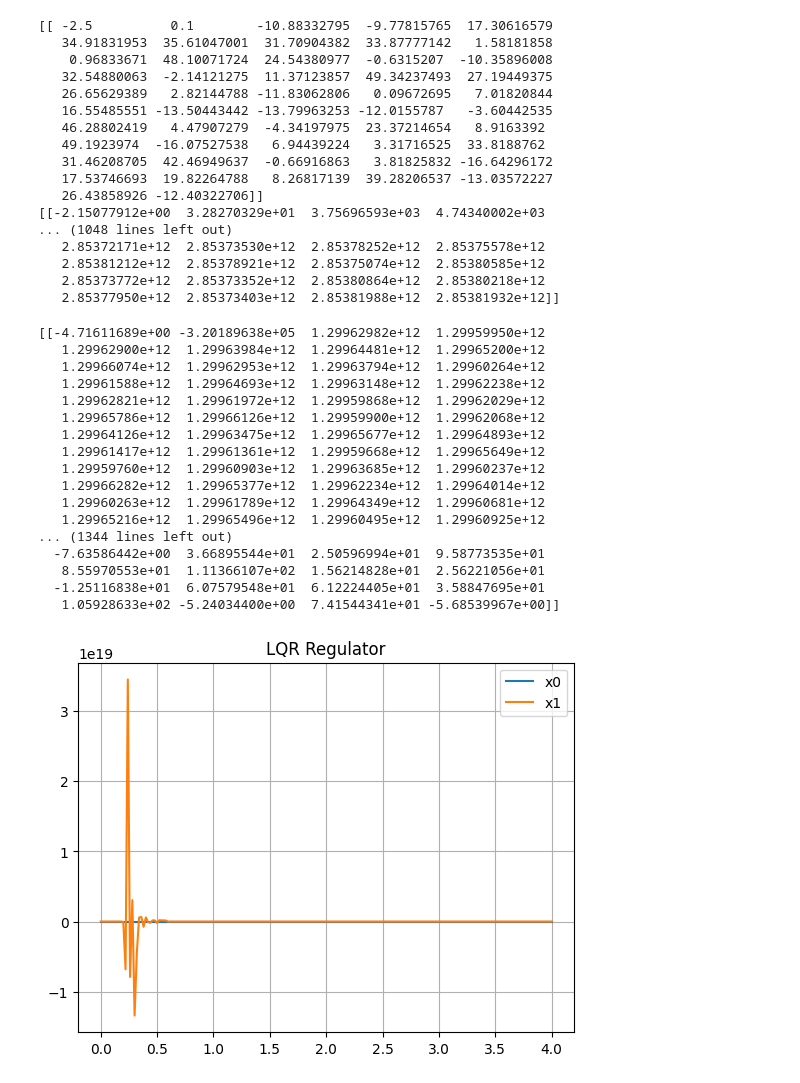
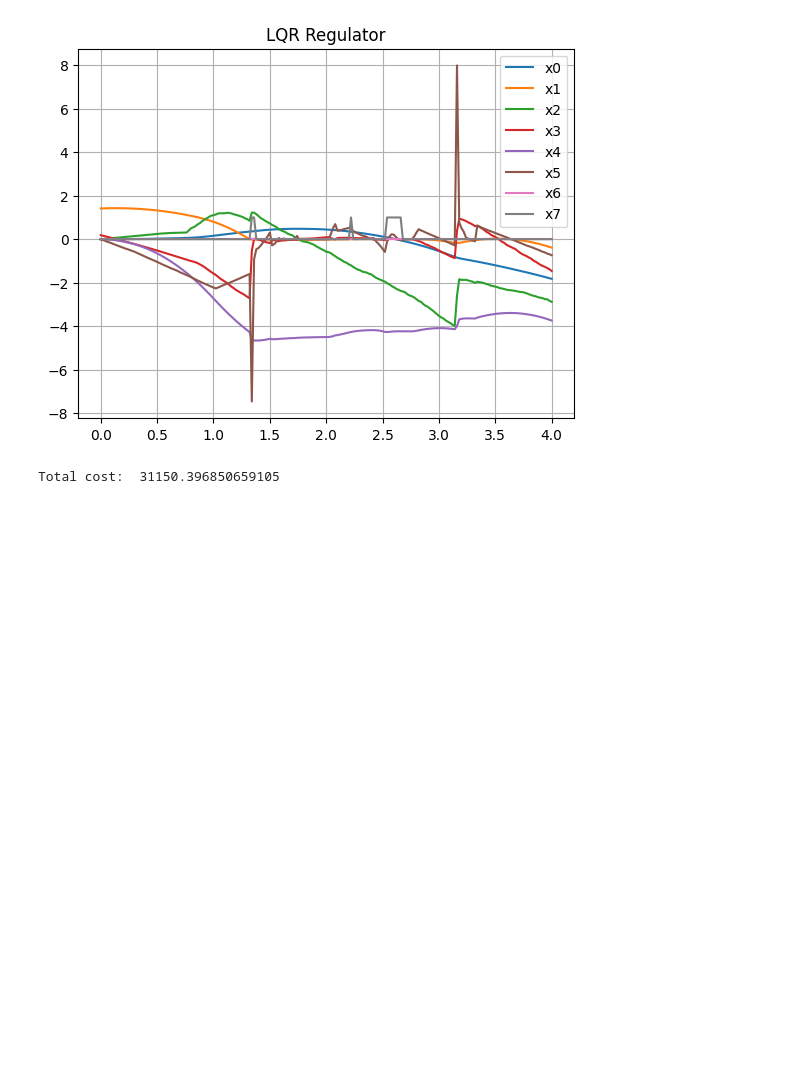
Before and after one commit to xyrrrrrrrr/RDKRC1, a Jupyter notebook: control/Control_KoopmanRBF.ipynb, the cells around one changed output. Saved outputs shown, nothing was run; the diff lists cells and outputs as text; code cells hidden in the pictures; blank space fills up the shorter version.

```diff
--- a/control/Control_KoopmanRBF.ipynb
+++ b/control/Control_KoopmanRBF.ipynb
@@ -30,9 +32,11 @@ method_index = 1
 # suffix = "Pendulum1_26"
 # env_name = "Pendulum-v1"
 suffix = "DampingPendulum1_26"
-env_name = "DampingPendulum"
+# env_name = "DampingPendulum"
+env_name = "LunarLanderContinuous-v2"
 # suffix = "MountainCarContinuous1_26"
 # env_name = "MountainCarContinuous-v0"
+# env_name = "DoublePendulum"
 # %%
 # Kd = np.load("Prediction_Results/"+"Kd_"+env_name+"_KoopmanRBF"+".npy")
 Kd = np.load("../Prediction_Results/Samples/"+"Kd_"+env_name+"_KoopmanRBFsamples{}".format(20000)+".npz")["Kd"]
@@ -87,70 +122,48 @@ Bd = np.matrix(Bd)
 Q,R,reset_state,x_ref = Prepare_LQR(env_name)
 Kopt = lqr.lqr_regulator_k(Ad,Bd,Q,R)
 observation_list = []
-observation = np.array(env.reset_state(reset_state))
+if env_name == "LunarLanderContinuous-v2":
+    observation = env.reset()
+else:
+    observation = env.reset_state(reset_state)
+observation = np.array(observation)
 x0 = np.matrix(LiftFunc.Psi_s(observation))
 # x_ref_lift = LiftFunc.Psi_s(x_ref).reshape(NKoopman,1)
 x_ref_lift = LiftFunc.Psi_s(x_ref).reshape(1,NKoopman)
-observation_list.append(x0[:Nstate].reshape(-1,1))
+observation_list.append(x0.T[:Nstate].reshape(-1,1))
 # print(Kopt)
 u_list = []
 steps = 200
 # umax = 100
 for i in range(steps):
     # env.render()
-    print((x0-x_ref_lift).reshape(NKoopman))
+    # print((x0-x_ref_lift).reshape(NKoopman))
     u = -Kopt*((x0-x_ref_lift).reshape(NKoopman, 1))
+    if udim == 1:
+        ureal = u[0,0]
+    else:
+        ureal = [u[i,0] for i in range(udim)]
     # u = max(-umax,min(umax,u[0,0]))
     # print(type(u[0,0]),type(u))
-    observation, reward, done, info = env.step(u[0,0])
+    observation, reward, done, info = env.step(ureal)
     x0 = np.matrix(LiftFunc.Psi_s(observation))
     # x0 = Ad*x0+Bd*u
-    observation_list.append(x0[:Nstate].reshape(-1,1))
+    observation_list.append(x0.T[:Nstate].reshape(-1,1))
     u_list.append(u)
     # time.sleep(0.1)
 
 observations = np.concatenate(observation_list,axis=1)
+np.save("./data/"+env_name+"_KoopmanRBF"+"_observations.npy",observations)
 u_list = np.array(u_list).reshape(-1)
 time_history = np.arange(steps+1)*env.dt
 for i in range(Nstate):
     plt.plot(time_history, observations[i,:].reshape(-1,1), label="x{}".format(i))
 plt.grid(True)
 plt.title("LQR Regulator")
 plt.legend()
 plt.show()
+cost = Cost(observations,u_list,Q,R,x_ref)
+print("Total cost: ",cost)
 # %% [output]
+[figure, new version]
-[[ -2.5          0.1        -10.88332795  -9.77815765  17.30616579
-   34.91831953  35.61047001  31.70904382  33.87777142   1.58181858
-    0.96833671  48.10071724  24.54380977  -0.6315207  -10.35896008
-   32.54880063  -2.14121275  11.37123857  49.34237493  27.19449375
-   26.65629389   2.82144788 -11.83062806   0.09672695   7.01820844
-   16.55485551 -13.50443442 -13.79963253 -12.0155787   -3.60442535
-   46.28802419   4.47907279  -4.34197975  23.37214654   8.9163392
-   49.1923974  -16.07527538   6.94439224   3.31716525  33.8188762
-   31.46208705  42.46949637  -0.66916863   3.81825832 -16.64296172
-   17.53746693  19.82264788   8.26817139  39.28206537 -13.03572227
-   26.43858926 -12.40322706]]
-[[-2.15077912e+00  3.28270329e+01  3.75696593e+03  4.74340002e+03
-... (1048 lines left out)
-   2.85372171e+12  2.85373530e+12  2.85378252e+12  2.85375578e+12
-   2.85381212e+12  2.85378921e+12  2.85375074e+12  2.85380585e+12
-   2.85373772e+12  2.85373352e+12  2.85380864e+12  2.85380218e+12
-   2.85377950e+12  2.85373403e+12  2.85381988e+12  2.85381932e+12]]
+Total cost:  31150.396850659105
-[[-4.71611689e+00 -3.20189638e+05  1.29962982e+12  1.29959950e+12
-   1.29962900e+12  1.29963984e+12  1.29964481e+12  1.29965200e+12
-   1.29966074e+12  1.29962953e+12  1.29963794e+12  1.29960264e+12
-   1.29961588e+12  1.29964693e+12  1.29963148e+12  1.29962238e+12
-   1.29962821e+12  1.29961972e+12  1.29959868e+12  1.29962029e+12
-   1.29965786e+12  1.29966126e+12  1.29959900e+12  1.29962068e+12
-   1.29964126e+12  1.29963475e+12  1.29965677e+12  1.29964893e+12
-   1.29961417e+12  1.29961361e+12  1.29959668e+12  1.29965649e+12
-   1.29959760e+12  1.29960903e+12  1.29963685e+12  1.29960237e+12
-   1.29966282e+12  1.29965377e+12  1.29962234e+12  1.29964014e+12
-   1.29960263e+12  1.29961789e+12  1.29964349e+12  1.29960681e+12
-   1.29965216e+12  1.29965496e+12  1.29960495e+12  1.29960925e+12
-... (1344 lines left out)
-  -7.63586442e+00  3.66895544e+01  2.50596994e+01  9.58773535e+01
-   8.55970553e+01  1.11366107e+02  1.56214828e+01  2.56221056e+01
-  -1.25116838e+01  6.07579548e+01  6.12224405e+01  3.58847695e+01
-   1.05928633e+02 -5.24034400e+00  7.41544341e+01 -5.68539967e+00]]
-[figure, old version]
```
Also changed, not shown: parts of 3 cells of this notebook, 20 other files.
